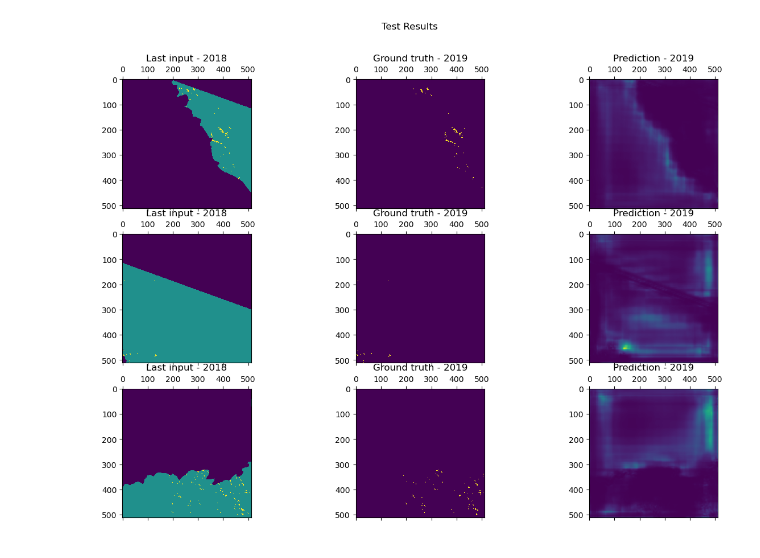
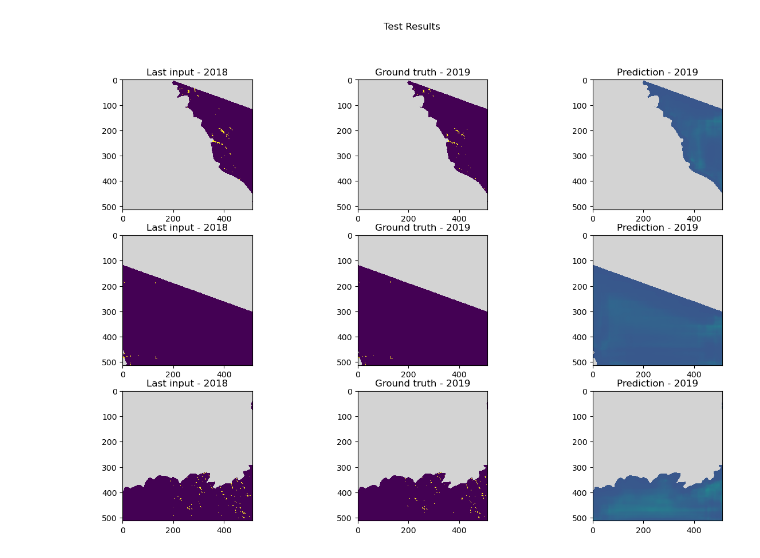
Before and after one commit to TimEngelmann/future-deforestation, a Jupyter notebook: notebooks/unet.ipynb, the cells around one changed output. Saved outputs shown, nothing was run; the diff lists cells and outputs as text; code cells hidden in the pictures.

```diff
--- a/notebooks/unet.ipynb
+++ b/notebooks/unet.ipynb
@@ -5,7 +5,8 @@ import torch.nn.functional as F
 
 def labels_to_mask(labels, year=0):
     # return F.one_hot(labels[:, :, :, year].long()).moveaxis(-1, 1)
-    return labels[:, :, :, year].long()
+    mask = labels[:, :, :, year].to(torch.uint8) - 1
+    return mask.long()
 
 def get_data_loaders():
 
@@ -23,9 +24,9 @@ def get_data_loaders():
     test_labels = labels_to_mask(test_labels)
 
     # transform features to images by moving channel dimension
-    train_features = train_features.moveaxis(-1, 1).float()
-    val_features = val_features.moveaxis(-1, 1).float()
-    test_features = test_features.moveaxis(-1, 1).float()
+    train_features = (train_features.moveaxis(-1, 1).to(torch.uint8) - 1).float()
+    val_features = (val_features.moveaxis(-1, 1).to(torch.uint8) - 1).float()
+    test_features = (test_features.moveaxis(-1, 1).to(torch.uint8) - 1).float()
 
     # create datasets
     train_dataset = TensorDataset(train_features, train_labels)
@@ -56,7 +57,7 @@ class ForestModel(pl.LightningModule):
             encoder_name=encoder_name,      # choose encoder, e.g. mobilenet_v2 or efficientnet-b7
             encoder_weights="imagenet",     # use `imagenet` pre-trained weights for encoder initialization
             in_channels=10,                 # model input channels (1 for gray-scale images, 3 for RGB, etc.)
-            classes=3,                      # model output channels (number of classes in your dataset)
+            classes=2,                      # model output channels (number of classes in your dataset)
         )
 
         # preprocessing parameteres for image
@@ -65,7 +66,7 @@ class ForestModel(pl.LightningModule):
         # self.register_buffer("mean", torch.tensor(params["mean"]).view(1, 3, 1, 1))
 
         # for image segmentation dice loss could be the best first choice
-        self.loss_fn = smp.losses.DiceLoss(mode='multiclass', from_logits=True)
+        self.loss_fn = smp.losses.DiceLoss(mode='multiclass', from_logits=True, ignore_index=255)
 
     def forward(self, image):
         # normalize image here
@@ -115,7 +116,7 @@ class ForestModel(pl.LightningModule):
         # but for now we just compute true positive, false positive, false negative and
         # true negative 'pixels' for each image and class
         # these values will be aggregated in the end of an epoch
-        tp, fp, fn, tn = smp.metrics.get_stats(pred_mask, mask, mode="multiclass", num_classes=3)
+        tp, fp, fn, tn = smp.metrics.get_stats(pred_mask, mask, mode="multiclass", num_classes=2, ignore_index=255)
 
         return {
             "loss": loss,
@@ -230,22 +227,38 @@ with torch.no_grad():
     logits = model(batch[0])
 pr_masks = logits.sigmoid()
 # %%
+import matplotlib as mpl
+
 i = 0
+
+cmap = mpl.colormaps['viridis']
+norm = mpl.colors.Normalize(vmin=0, vmax=1)
+cmap.set_over('lightgrey')
 
 fig, axs = plt.subplots(3, 3, figsize=(15,10))
 fig.suptitle("Test Results")
 
 for image, gt_mask, pr_mask in zip(batch[0], batch[1], pr_masks):
     if i < 3:
-        axs[i,0].matshow(image[-1,:,:])
+        image = image[-1,:,:]
+        axs[i,0].pcolormesh(image, norm=norm, cmap=cmap)
         axs[i,0].set_title("Last input - 2018")
+        axs[i,0].invert_yaxis()
+        axs[i,0].set_aspect('equal', adjustable='box')
 
-        axs[i,1].matshow(gt_mask[2])
+        axs[i,1].pcolormesh(gt_mask, norm=norm, cmap=cmap)
         axs[i,1].set_title("Ground truth - 2019")
+        axs[i,1].invert_yaxis()
+        axs[i,1].set_aspect('equal', adjustable='box')
 
-        axs[i,2].matshow(pr_mask[2])
+        prediction = F.softmax(pr_mask, dim=0)[1,:,:]
+        # prediction = torch.argmax(pr_mask, dim=0)
+        prediction[image == 255] = 255
+        axs[i,2].pcolormesh(prediction, norm=norm, cmap=cmap)
         axs[i,2].set_title("Prediction - 2019")
+        axs[i,2].invert_yaxis()
+        axs[i,2].set_aspect('equal', adjustable='box')
     i += 1
 plt.show()
 # %% [output]
-[figure, old version]
+[figure, new version]
```
Also changed, not shown: parts of 4 cells of this notebook, 1 other file.
